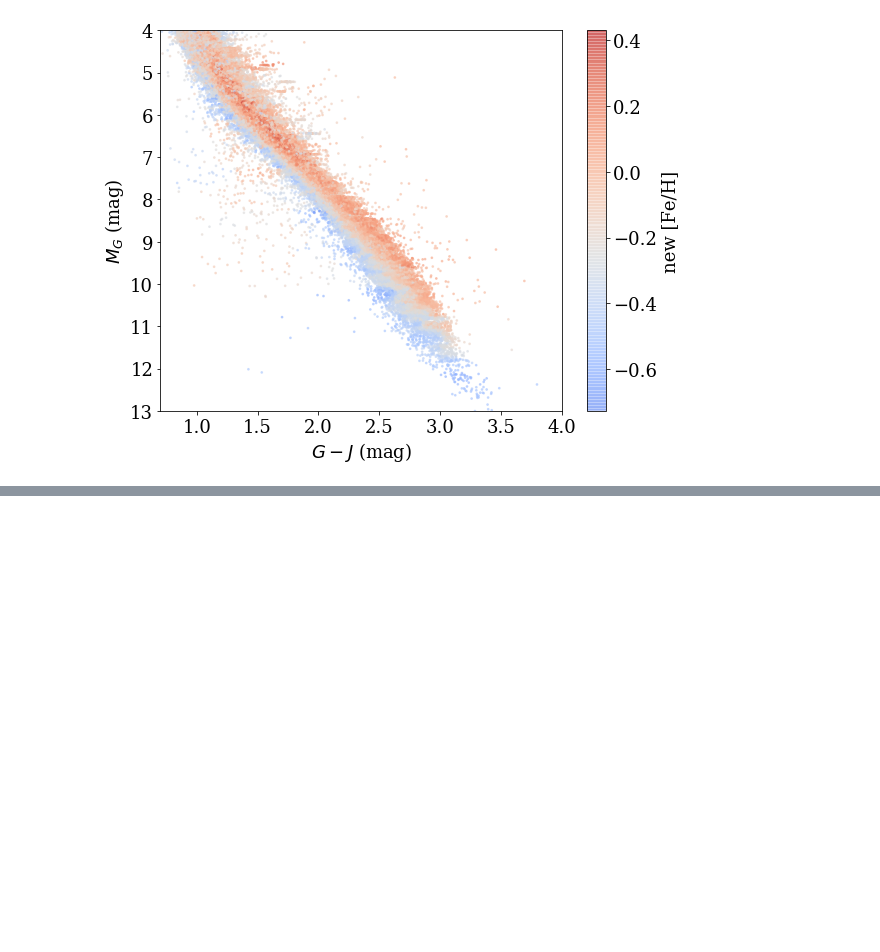
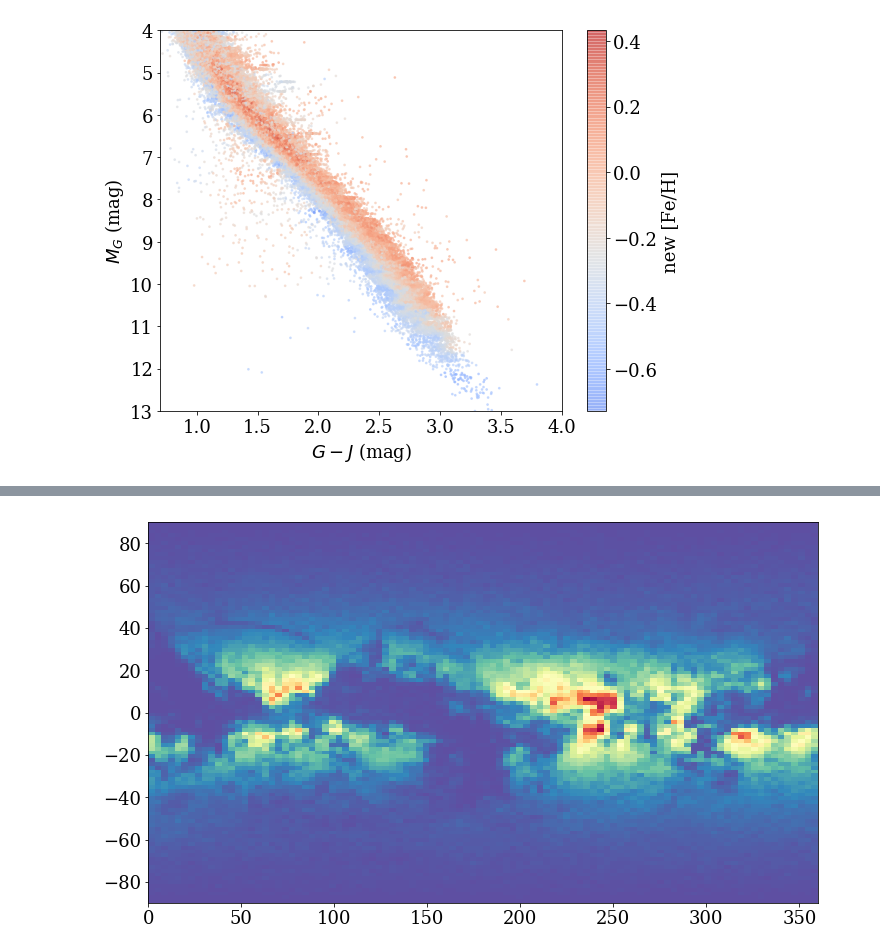
Before and after one commit to jradavenport/GaiaSprint2018, a Jupyter notebook: feh/FeH_explore.ipynb, the cells around one changed output, grey strips where cells are left out. Saved outputs shown, nothing was run; the diff lists cells and outputs as text; code cells hidden in the pictures; blank space fills up the shorter version.

```diff
--- a/feh/FeH_explore.ipynb
+++ b/feh/FeH_explore.ipynb
@@ -494,0 +483,6 @@ Text(0,0.5,'$M_G$ (mag)')
+# %%
+# some problem with this file, multiple columns
+# NEWdata = Table.read('/Users/james/Desktop/gaia_tmp/lowmass_wisedwarfs.fits', format='fits')
+
+# had IDL read/write this file...
+NEWdata = Table.read('/Users/james/Desktop/gaia_tmp/testout.fits', format='fits')
@@ -494,0 +511,5 @@ Text(0,0.5,'$M_G$ (mag)')
+# %%
+plt.figure(figsize=(12,7))
+_ = plt.hist2d(NEWdata['L'], NEWdata['B'], bins=100, cmap=plt.cm.Spectral_r)
+# %% [output]
+[figure, added]
```
Also changed, not shown: parts of 11 cells of this notebook, 1 other file.
